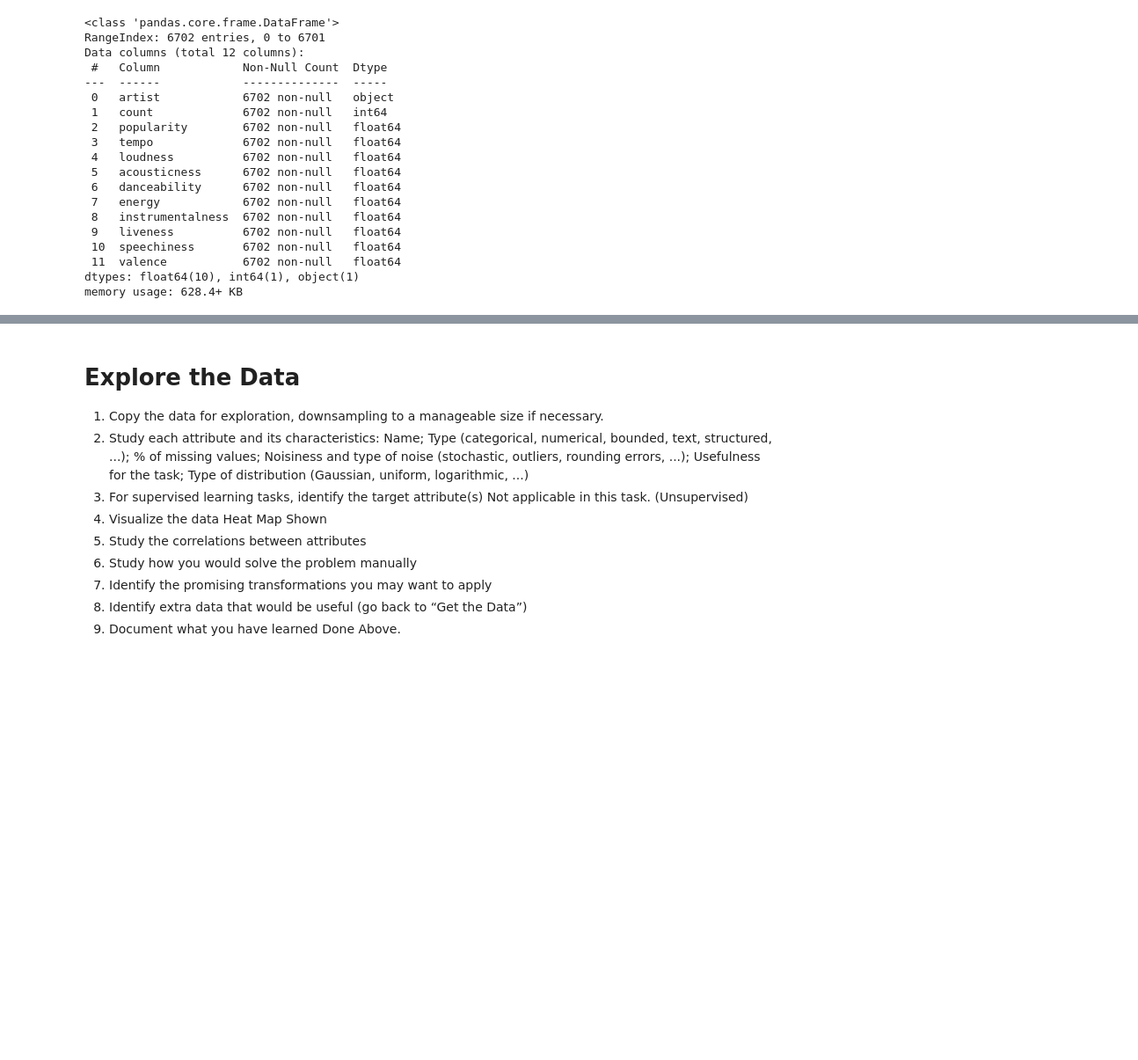
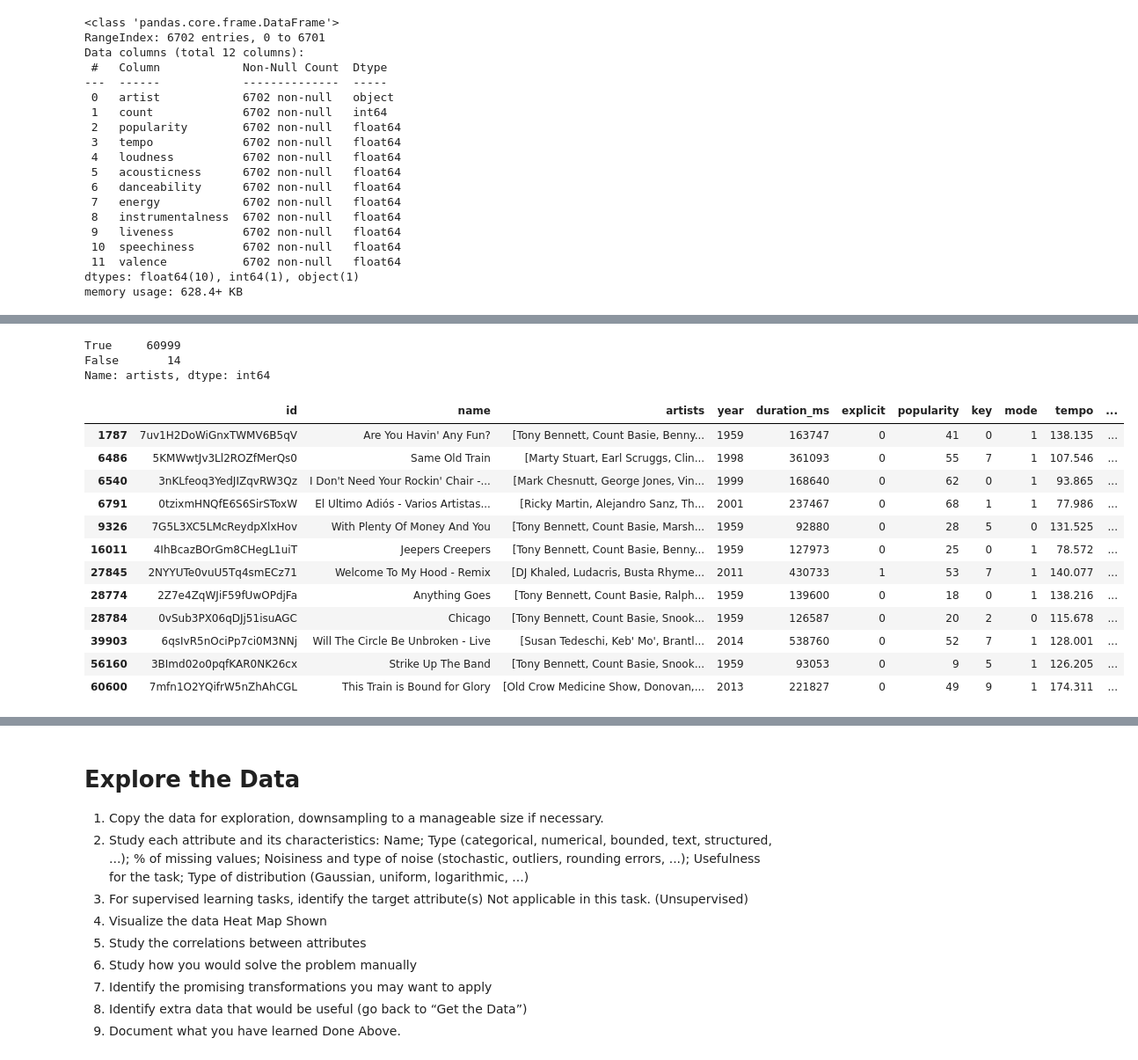
Before and after one commit to justinszaro/music-recommendations-machine-learning, a Jupyter notebook: music.ipynb, the cells around one changed output, grey strips where cells are left out. Shown at 88% size. Drawn from its saved outputs; the diff is of its cells as text; code cells hidden in the pictures; blank space fills up the shorter version.

```diff
--- a/music.ipynb
+++ b/music.ipynb
@@ -279,0 +305,23 @@ memory usage: 628.4+ KB
+# %%
+(data.artists.str.len() < 10).value_counts()
+# %% [output]
+True     60999
+False       14
+Name: artists, dtype: int64
+# %%
+data[data.artists.str.len() > 10]
+# There are some songs that have more than 10 artists.
+# %% [output]
+|  | id | name | artists | year | duration_ms | explicit | popularity | key | mode | tempo | ... |
+| 1787 | 7uv1H2DoWiGnxTWMV6B5qV | Are You Havin' Any Fun? | [Tony Bennett, Count Basie, Benny... | 1959 | 163747 | 0 | 41 | 0 | 1 | 138.135 | ... |
+| 6486 | 5KMWwtJv3Ll2ROZfMerQs0 | Same Old Train | [Marty Stuart, Earl Scruggs, Clin... | 1998 | 361093 | 0 | 55 | 7 | 1 | 107.546 | ... |
+| 6540 | 3nKLfeoq3YedJIZqvRW3Qz | I Don't Need Your Rockin' Chair -... | [Mark Chesnutt, George Jones, Vin... | 1999 | 168640 | 0 | 62 | 0 | 1 | 93.865 | ... |
+| 6791 | 0tzixmHNQfE6S6SirSToxW | El Ultimo Adiós - Varios Artistas... | [Ricky Martin, Alejandro Sanz, Th... | 2001 | 237467 | 0 | 68 | 1 | 1 | 77.986 | ... |
+| 9326 | 7G5L3XC5LMcReydpXlxHov | With Plenty Of Money And You | [Tony Bennett, Count Basie, Marsh... | 1959 | 92880 | 0 | 28 | 5 | 0 | 131.525 | ... |
+| 16011 | 4IhBcazBOrGm8CHegL1uiT | Jeepers Creepers | [Tony Bennett, Count Basie, Benny... | 1959 | 127973 | 0 | 25 | 0 | 1 | 78.572 | ... |
+| 27845 | 2NYYUTe0vuU5Tq4smECz71 | Welcome To My Hood - Remix | [DJ Khaled, Ludacris, Busta Rhyme... | 2011 | 430733 | 1 | 53 | 7 | 1 | 140.077 | ... |
+| 28774 | 2Z7e4ZqWJiF59fUwOPdjFa | Anything Goes | [Tony Bennett, Count Basie, Ralph... | 1959 | 139600 | 0 | 18 | 0 | 1 | 138.216 | ... |
+| 28784 | 0vSub3PX06qDJj51isuAGC | Chicago | [Tony Bennett, Count Basie, Snook... | 1959 | 126587 | 0 | 20 | 2 | 0 | 115.678 | ... |
+| 39903 | 6qsIvR5nOciPp7ci0M3NNj | Will The Circle Be Unbroken - Live | [Susan Tedeschi, Keb' Mo', Brantl... | 2014 | 538760 | 0 | 52 | 7 | 1 | 128.001 | ... |
+| 56160 | 3BImd02o0pqfKAR0NK26cx | Strike Up The Band | [Tony Bennett, Count Basie, Snook... | 1959 | 93053 | 0 | 9 | 5 | 1 | 126.205 | ... |
+| 60600 | 7mfn1O2YQifrW5nZhAhCGL | This Train is Bound for Glory | [Old Crow Medicine Show, Donovan,... | 2013 | 221827 | 0 | 49 | 9 | 1 | 174.311 | ... |
```
Also changed, not shown: parts of 19 cells of this notebook.
